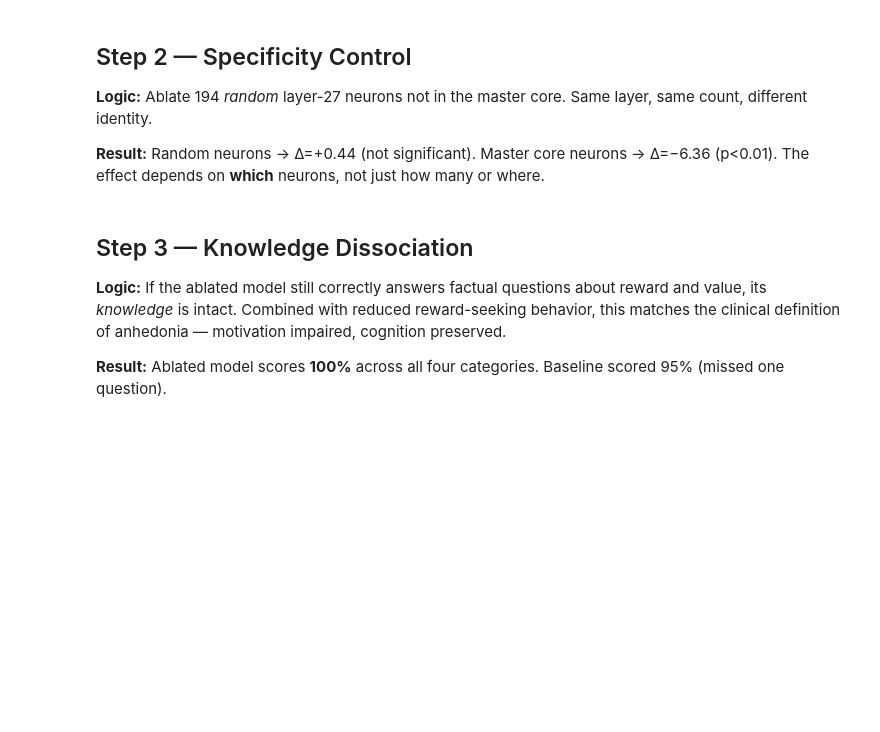
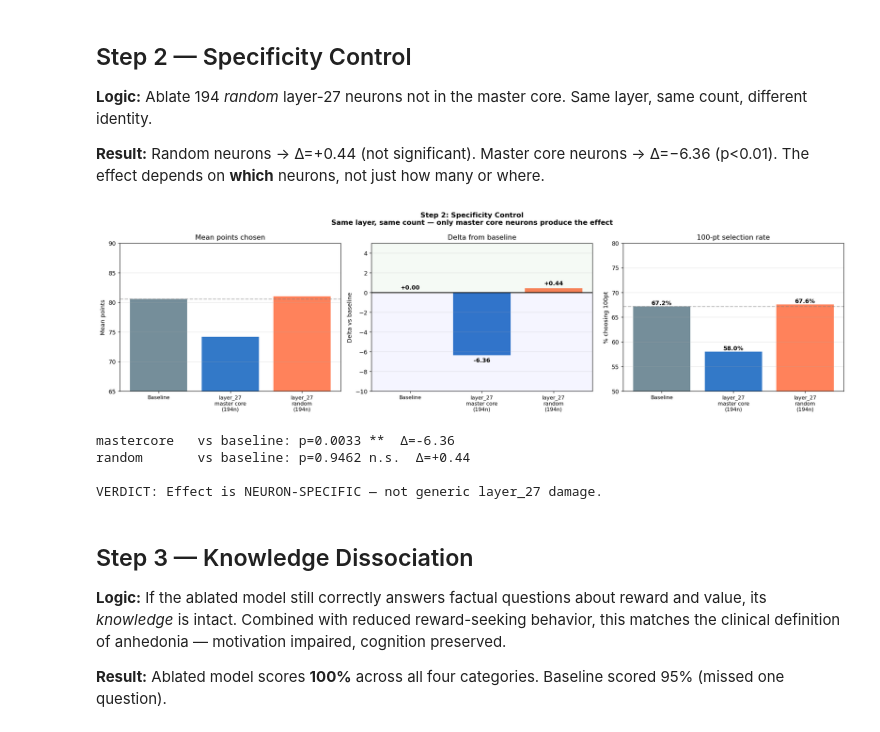
Before and after one commit to Precioux/Anhedonic-AI, a Jupyter notebook: Experiment1/phase4/ablation/layers/ablation_analysis_validation.ipynb, the cells around one changed output. Saved outputs shown, nothing was run; the diff lists cells and outputs as text; code cells hidden in the pictures; blank space fills up the shorter version.

```diff
--- a/Experiment1/phase4/ablation/layers/ablation_analysis_validation.ipynb
+++ b/Experiment1/phase4/ablation/layers/ablation_analysis_validation.ipynb
@@ -153,34 +164,40 @@ for ax_i, (ax, vals, ylabel, title, ylim) in enumerate([
     if ax_i == 1:
         ax.axhline(0, color='black', lw=1.5)
         ax.axhspan(-10,0,alpha=0.04,color='blue')
         ax.axhspan(0,5,alpha=0.04,color='green')
     else:
         ax.axhline(vals[0], color='gray', ls='--', alpha=0.5)
     for i,v in enumerate(vals):
         yo = 0.3 if v>=0 else -0.7
-        fmt = f'{v:+.2f}' if ax_i==1 else f'{v:.1f}{'%' if ax_i==2 else ''}'
+        fmt = f'{v:+.2f}' if ax_i==1 else f'{v:.1f}%' if ax_i==2 else ''
         ax.text(i, v+yo, fmt, ha='center', fontweight='bold', fontsize=10)
     ax.set_xticks(range(3))
     ax.set_xticklabels(LABELS2, fontsize=9)
     ax.set_ylabel(ylabel)
     ax.set_title(title)
     ax.set_ylim(*ylim)
     ax.grid(True, alpha=0.3, axis='y')
 
 plt.tight_layout()
 plt.savefig('results_validation/fig2_specificity.png', bbox_inches='tight', dpi=150)
 plt.show()
 
 # Stats
 for t, label in [('layer_27_mastercore','mastercore'),('layer_27_random','random')]:
     v = df_bc[df_bc['Tier']==t]['Points'].values
     n100 = int((v==100).sum())
     tbl  = [[base_n100, base_n-base_n100],[n100, len(v)-n100]]
     _, p, _, _ = stats.chi2_contingency(tbl)
     sig = '***' if p<0.001 else ('**' if p<0.01 else ('*' if p<0.05 else 'n.s.'))
     print(f'{label:12s} vs baseline: p={p:.4f} {sig}  Δ={np.mean(v)-base_mean:+.2f}')
 
 print(f'\nVERDICT: Effect is NEURON-SPECIFIC — not generic layer_27 damage.')
+# %% [output]
+[figure, added]
+mastercore   vs baseline: p=0.0033 **  Δ=-6.36
+random       vs baseline: p=0.9462 n.s.  Δ=+0.44
+
+VERDICT: Effect is NEURON-SPECIFIC — not generic layer_27 damage.
 # %% [markdown]
 ## Step 3 — Knowledge Dissociation
 
```
Also changed, not shown: parts of 4 cells of this notebook, 4 other files.
